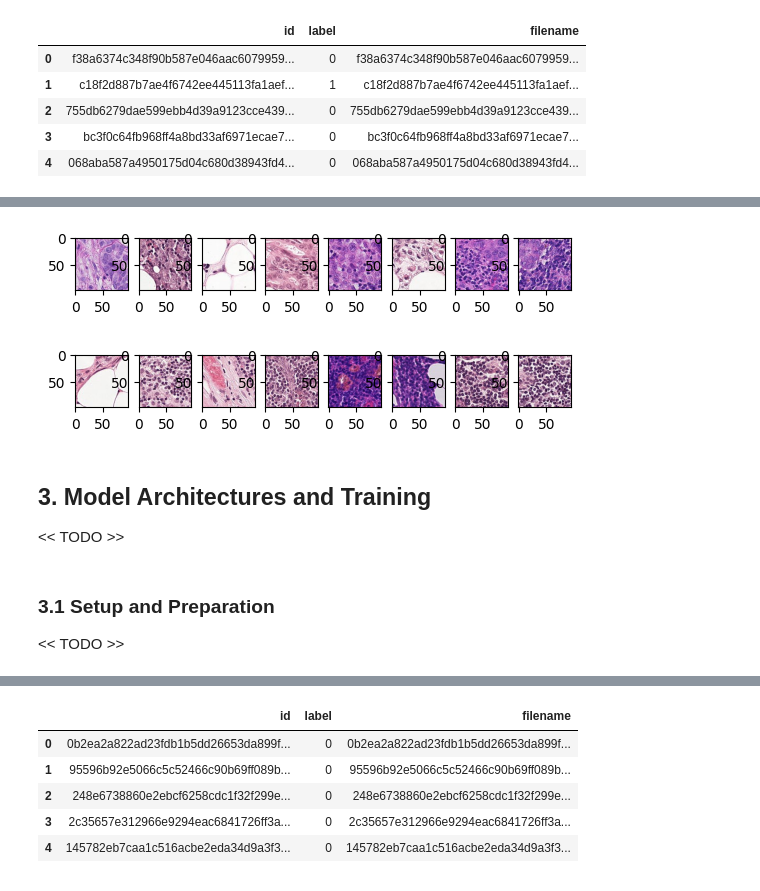
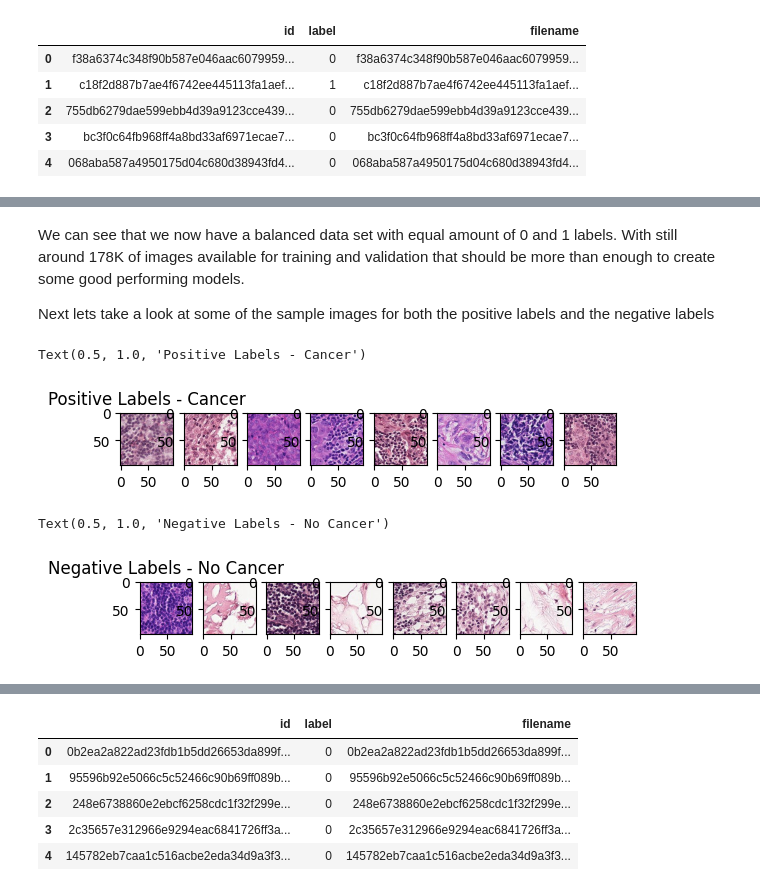
Before and after one commit to RobinSmits/Kaggle-Histopathologic-Cancer-Detection, a Jupyter notebook: KaggleHistopathologicCancerDetection.ipynb, the cells around one changed output, grey strips where cells are left out. Drawn from its saved outputs; the diff is of its cells as text; code cells hidden in the pictures.

Commit message:
Updated text, plots and images

```diff
--- a/KaggleHistopathologicCancerDetection.ipynb
+++ b/KaggleHistopathologicCancerDetection.ipynb
@@ -43,0 +70,13 @@ plt.show()
+# %%
+# Downsample data to balance labels
+label1_df = data_df[data_df.label == '1']
+label0_df = data_df[data_df.label == '0'].sample(n = 89117, random_state = 42)
+data_df = pd.concat([label0_df, label1_df])
+print(f'New balanced data set shape: {data_df.shape}')
+
+# Plot Label count
+data_df.label.value_counts().plot(kind = 'bar')
+plt.title('Label count')
+plt.xlabel('Label')
+plt.ylabel('Count')
+plt.show()
@@ -44,24 +86,24 @@ plt.show()
+# %% [markdown]
+We can see that we now have a balanced data set with equal amount of 0 and 1 labels. With still around 178K of images available for training and validation that should be more than enough to create some good performing models.
+
+Next lets take a look at some of the sample images for both the positive labels and the negative labels
 # %%
 # Plot Positive Label Samples
-positive_samples = data_df[data_df.label == '1'].sample(n = 8)
-f, axarr = plt.subplots(1, 8)
+positive_samples = data_df[data_df.label == '1'].sample(n = 8, random_state = 42)
+f, ax = plt.subplots(1, 8)
 for i, image_name in enumerate(positive_samples.filename.values):
-    axarr[i].imshow(imread(f'{TRAIN_DIR}{image_name}'))
+    ax[i].imshow(imread(f'{TRAIN_DIR}{image_name}'))
+ax[0].set_title('Positive Labels - Cancer')
 # %% [output]
+Text(0.5, 1.0, 'Positive Labels - Cancer')
-[figure, old version]
+[figure, new version]
 # %%
 # Plot Negative Label Samples
-negative_samples = data_df[data_df.label == '0'].sample(n = 8)
+negative_samples = data_df[data_df.label == '0'].sample(n = 8, random_state = 42)
 f, ax = plt.subplots(1, 8)
 for i, image_name in enumerate(negative_samples.filename.values):
     ax[i].imshow(imread(f'{TRAIN_DIR}{image_name}'))
+ax[0].set_title('Negative Labels - No Cancer')
 # %% [output]
+Text(0.5, 1.0, 'Negative Labels - No Cancer')
-[figure, old version]
+[figure, new version]
-# %% [markdown]
-## 3. Model Architectures and Training
-
-<< TODO >>
-# %% [markdown]
-### 3.1 Setup and Preparation
-
-<< TODO >>
```
Also changed, not shown: parts of 63 cells of this notebook.
